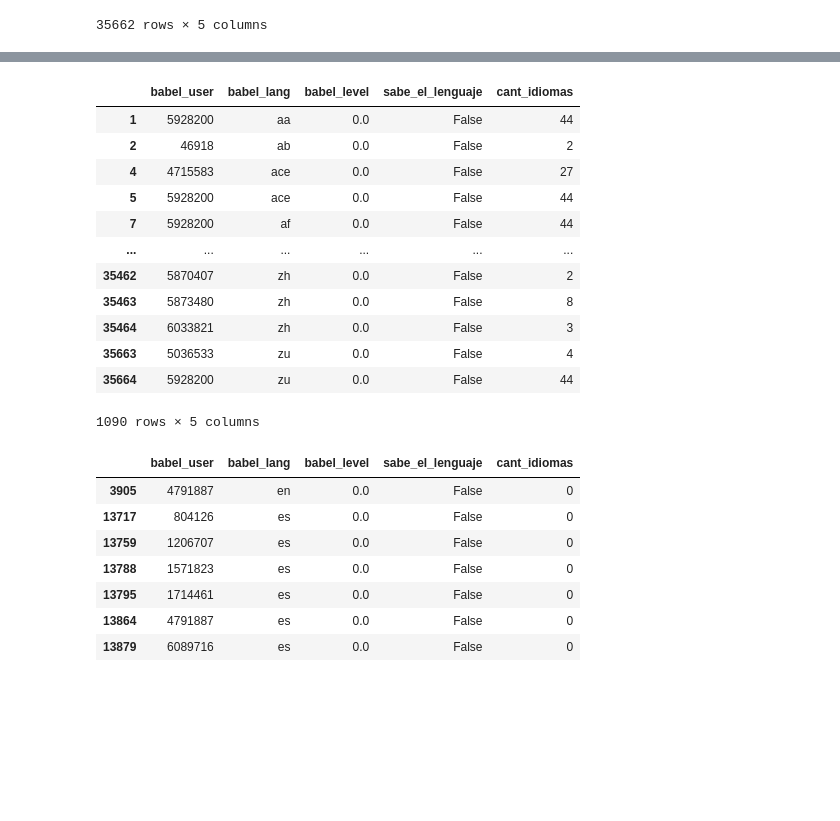
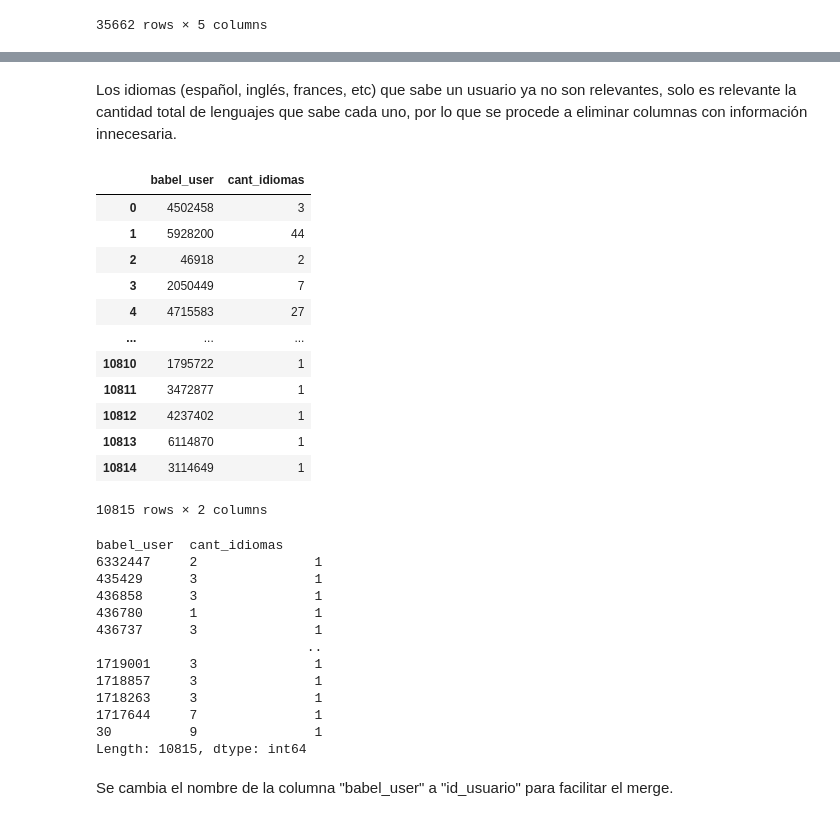
Before and after one commit to andrezszambrano/Organizaci-n-de-Datos-TP1, a Jupyter notebook: Ej50.ipynb, the cells around one changed output, grey strips where cells are left out. Cells and saved outputs as stored; diff of their text form; code cells hidden in the pictures; blank space fills up the shorter version.

Commit message:
Se termina de emprolijar los notebooks para la primera parte de pandas

```diff
--- a/Ej50.ipynb
+++ b/Ej50.ipynb
@@ -130,0 +186,3 @@ dfLanguages
+# %%
+dfLanguages.drop_duplicates(subset = ["babel_user"], inplace = True, ignore_index = True)
+dfLanguages
@@ -131,28 +203,37 @@ dfLanguages
+# %% [markdown]
+Los idiomas (español, inglés, frances, etc) que sabe un usuario ya no son relevantes, solo es relevante la cantidad total de lenguajes que sabe cada uno, por lo que se procede a eliminar columnas con información innecesaria.
 # %%
-dfNoSabenLenguaje = dfLanguages.loc[~dfLanguages["sabe_el_lenguaje"], :]
-dfNoSabenLenguaje
+dfLanguages = dfLanguages.loc[:, ["babel_user", "cant_idiomas"]]
+dfLanguages
 # %% [output]
-|  | babel_user | babel_lang | babel_level | sabe_el_lenguaje | cant_idiomas |
-| 1 | 5928200 | aa | 0.0 | False | 44 |
-| 2 | 46918 | ab | 0.0 | False | 2 |
-| 4 | 4715583 | ace | 0.0 | False | 27 |
-| 5 | 5928200 | ace | 0.0 | False | 44 |
-| 7 | 5928200 | af | 0.0 | False | 44 |
-| ... | ... | ... | ... | ... | ... |
-| 35462 | 5870407 | zh | 0.0 | False | 2 |
-| 35463 | 5873480 | zh | 0.0 | False | 8 |
-| 35464 | 6033821 | zh | 0.0 | False | 3 |
-| 35663 | 5036533 | zu | 0.0 | False | 4 |
-| 35664 | 5928200 | zu | 0.0 | False | 44 |
+|  | babel_user | cant_idiomas |
+| 0 | 4502458 | 3 |
+| 1 | 5928200 | 44 |
+| 2 | 46918 | 2 |
+| 3 | 2050449 | 7 |
+| 4 | 4715583 | 27 |
+| ... | ... | ... |
+| 10810 | 1795722 | 1 |
+| 10811 | 3472877 | 1 |
+| 10812 | 4237402 | 1 |
+| 10813 | 6114870 | 1 |
+| 10814 | 3114649 | 1 |
-1090 rows × 5 columns
+10815 rows × 2 columns
-# %%
-dfLanguages.loc[dfLanguages["cant_idiomas"] == 0]
-# %% [output]
-|  | babel_user | babel_lang | babel_level | sabe_el_lenguaje | cant_idiomas |
-| 3905 | 4791887 | en | 0.0 | False | 0 |
-| 13717 | 804126 | es | 0.0 | False | 0 |
-| 13759 | 1206707 | es | 0.0 | False | 0 |
-| 13788 | 1571823 | es | 0.0 | False | 0 |
-| 13795 | 1714461 | es | 0.0 | False | 0 |
-| 13864 | 4791887 | es | 0.0 | False | 0 |
-| 13879 | 6089716 | es | 0.0 | False | 0 |
+# %%
+dfLanguages.value_counts()
+# %% [output]
+babel_user  cant_idiomas
+6332447     2               1
+435429      3               1
+436858      3               1
+436780      1               1
+436737      3               1
+                           ..
+1719001     3               1
+1718857     3               1
+1718263     3               1
+1717644     7               1
+30          9               1
+Length: 10815, dtype: int64
+# %% [markdown]
+Se cambia el nombre de la columna "babel_user" a "id_usuario" para facilitar el merge.
```
Also changed, not shown: parts of 25 cells of this notebook, 6 other files.
